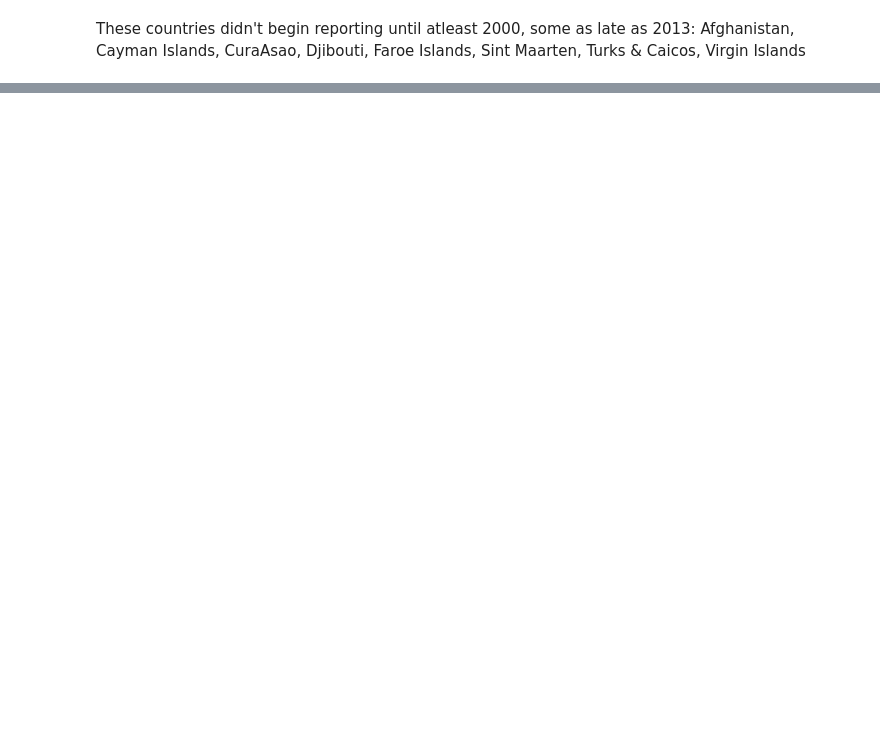
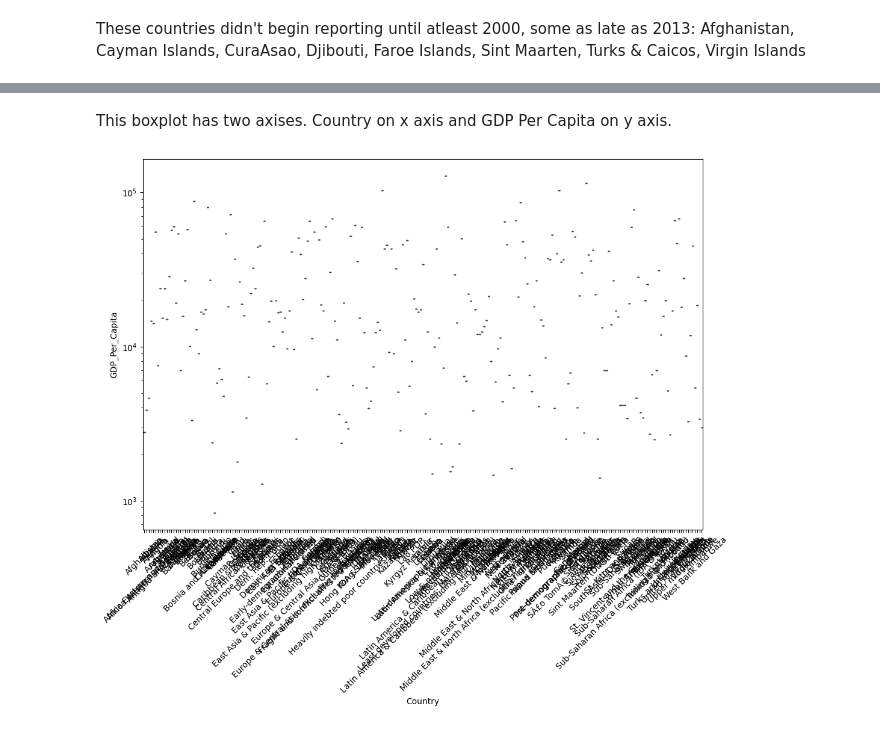
Before and after one commit to NSS-Data-Analytics-Cohort-16/da16-python-gdp-and-internet-use-analysis-DSVaughan266, a Jupyter notebook: notebooks/internet_data.ipynb, the cells around one changed output, grey strips where cells are left out. Saved outputs shown, nothing was run; the diff lists cells and outputs as text; code cells hidden in the pictures; blank space fills up the shorter version.

```diff
--- a/notebooks/internet_data.ipynb
+++ b/notebooks/internet_data.ipynb
@@ -196,0 +236,10 @@ Afghanistan, Cayman Islands, CuraAsao, Djibouti, Faroe Islands, Sint Maarten, Tu
+# %% [markdown]
+This boxplot has two axises. Country on x axis and GDP Per Capita on y axis.
+# %%
+plt.figure(figsize=(12,8))
+sns.boxplot(data=gdp_2020, x="Country", y="GDP_Per_Capita")
+plt.xticks(rotation=45)
+plt.yscale("log")
+plt.show()
+# %% [output]
+[figure, added]
```
Also changed, not shown: parts of 69 cells of this notebook.
